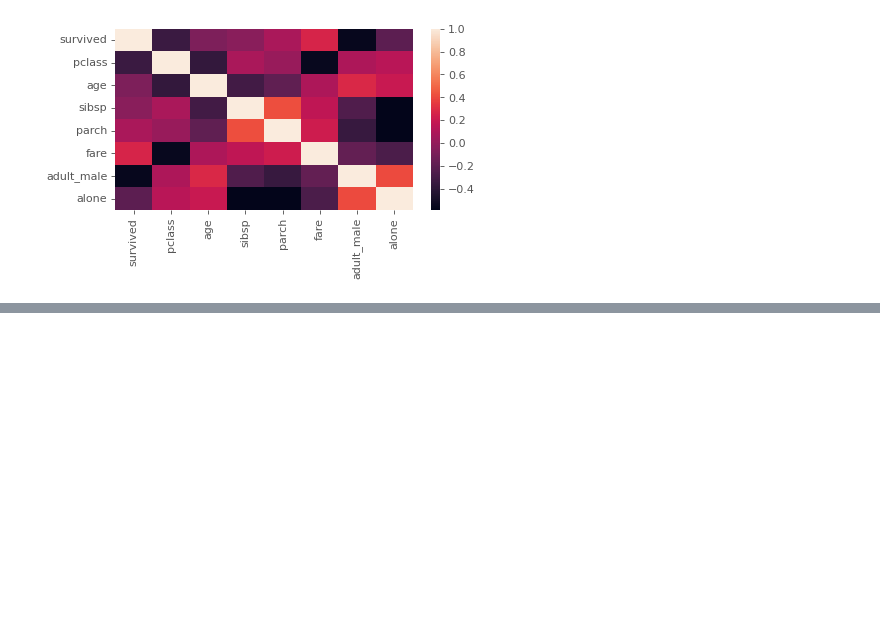
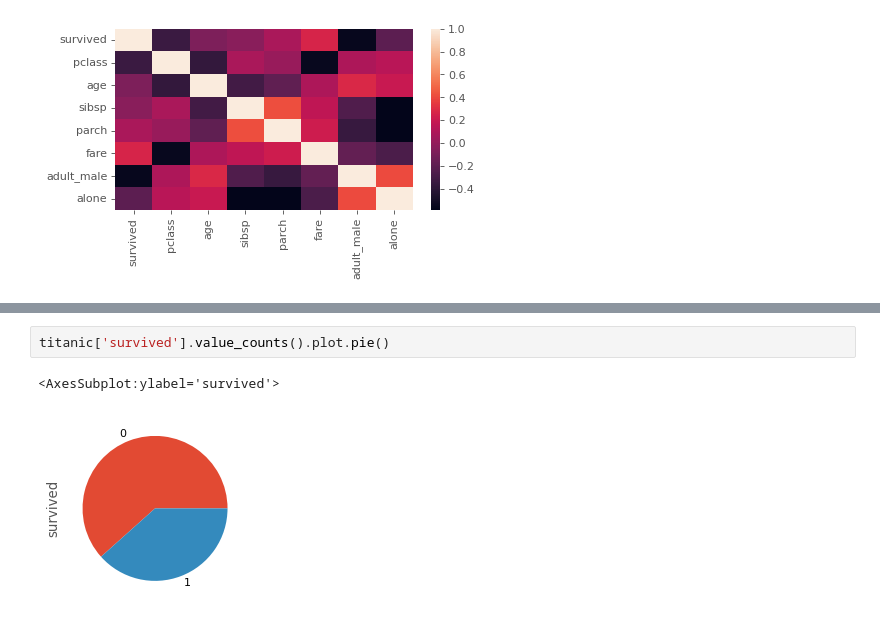
Before and after one commit to one2pret/eda-titanic, a Jupyter notebook: eda-titanic.ipynb, the cells around one changed output, grey strips where cells are left out. Drawn from its saved outputs; the diff is of its cells as text; blank space fills up the shorter version.

```diff
--- a/eda-titanic.ipynb
+++ b/eda-titanic.ipynb
@@ -124,0 +168,5 @@ sns.heatmap(corrmat)
+# %%
+titanic['survived'].value_counts().plot.pie()
+# %% [output]
+<AxesSubplot:ylabel='survived'>
+[figure, added]
```
Also changed, not shown: parts of 18 cells of this notebook, 5 other files.
